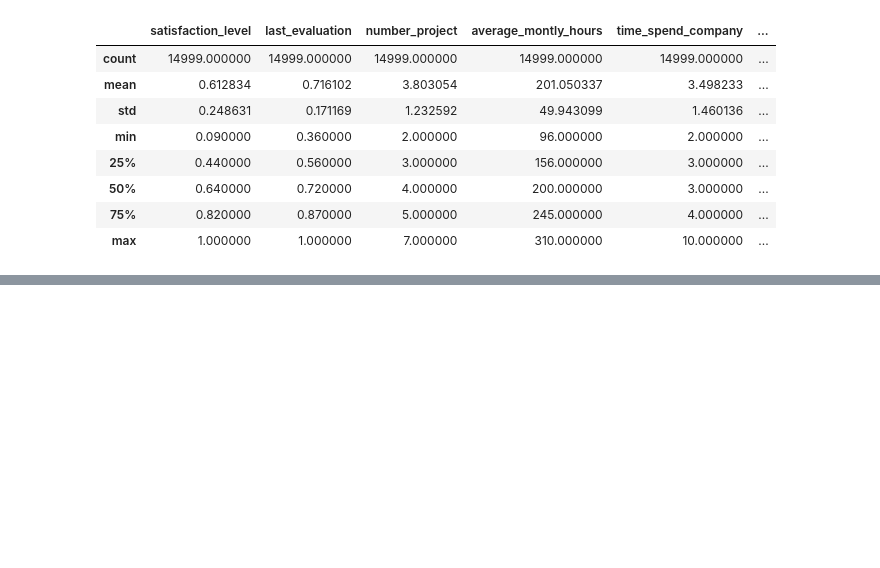
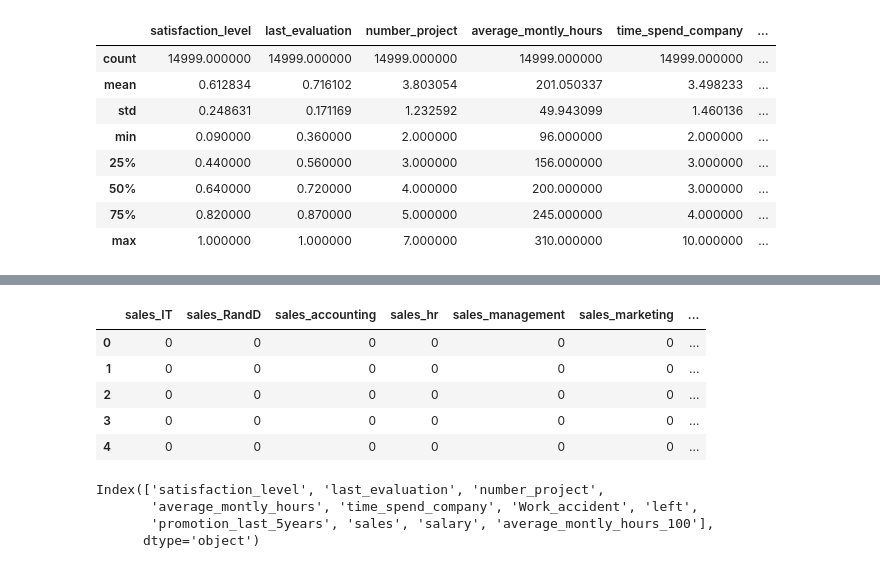
Before and after one commit to jweissenberger/zero_to_deep_learning_udemy, a Jupyter notebook: course/3 Machine Learning.ipynb, the cells around one changed output, grey strips where cells are left out. Cells and saved outputs as stored; diff of their text form; code cells hidden in the pictures; blank space fills up the shorter version.

```diff
--- a/course/3 Machine Learning.ipynb
+++ b/course/3 Machine Learning.ipynb
@@ -726,0 +769,19 @@ df.describe()
+# %%
+df_dummies = pd.get_dummies(df[['sales', 'salary']])
+# converts categorical into numerical
+# %%
+df_dummies.head()
+# %% [output]
+|  | sales_IT | sales_RandD | sales_accounting | sales_hr | sales_management | sales_marketing | ... |
+| 0 | 0 | 0 | 0 | 0 | 0 | 0 | ... |
+| 1 | 0 | 0 | 0 | 0 | 0 | 0 | ... |
+| 2 | 0 | 0 | 0 | 0 | 0 | 0 | ... |
+| 3 | 0 | 0 | 0 | 0 | 0 | 0 | ... |
+| 4 | 0 | 0 | 0 | 0 | 0 | 0 | ... |
+# %%
+df.columns
+# %% [output]
+Index(['satisfaction_level', 'last_evaluation', 'number_project',
+       'average_montly_hours', 'time_spend_company', 'Work_accident', 'left',
+       'promotion_last_5years', 'sales', 'salary', 'average_montly_hours_100'],
+      dtype='object')
```
Also changed, not shown: parts of 43 cells of this notebook.
